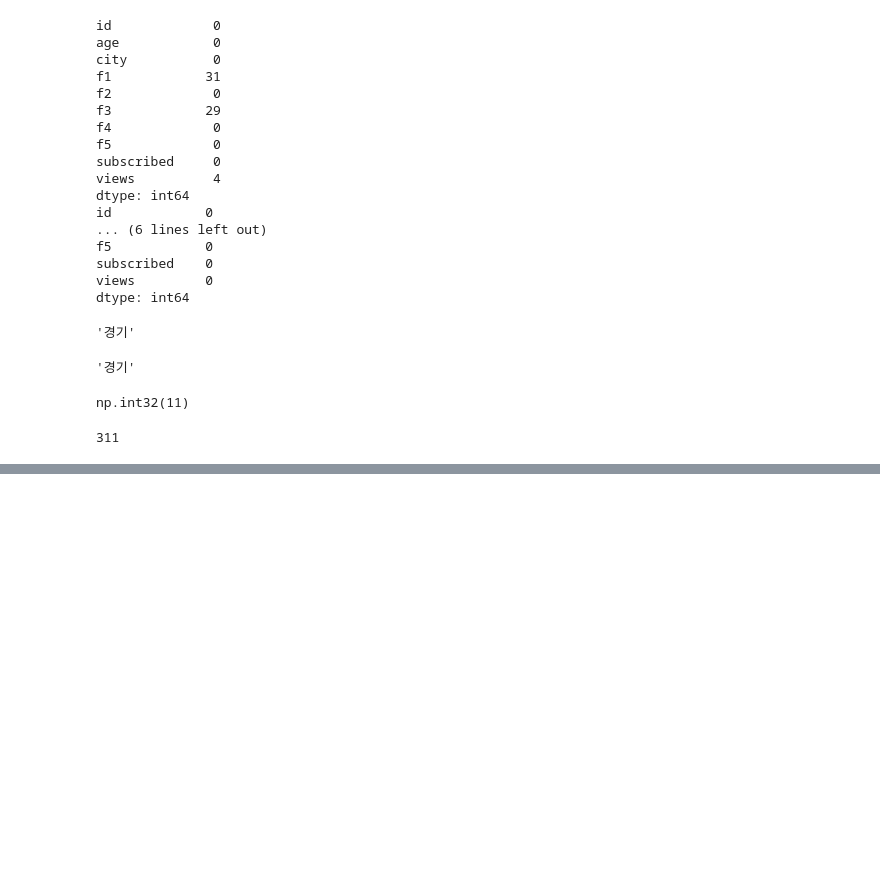
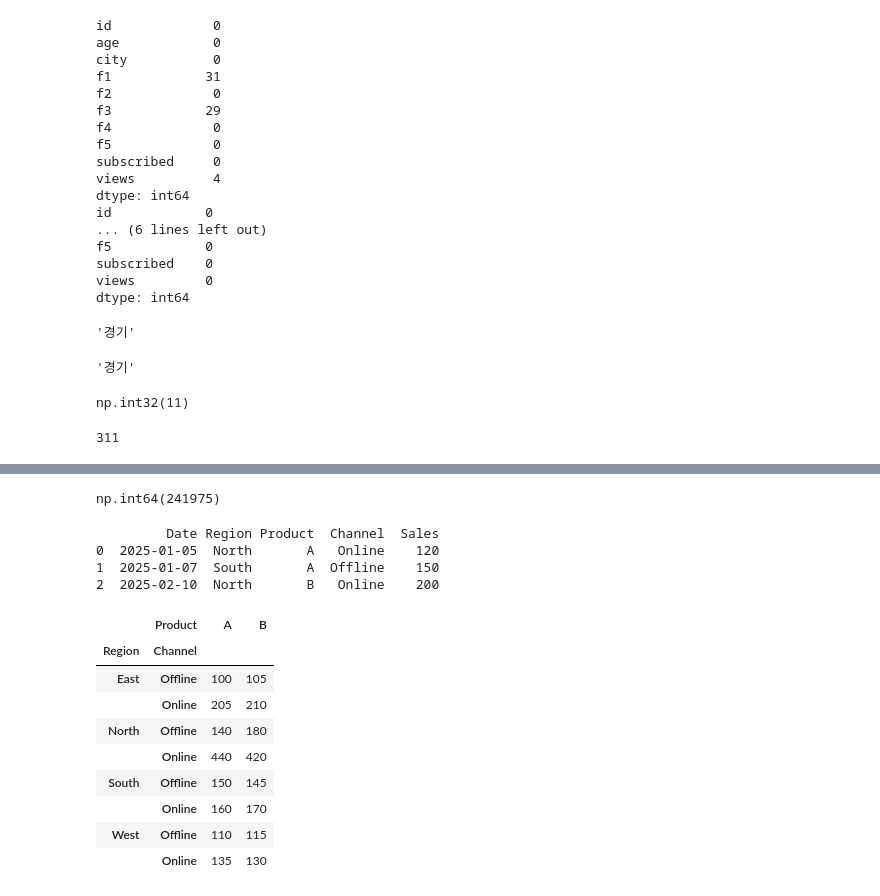
Before and after one commit to himzei/big_ana, a Jupyter notebook: 1_작업형/ch03_연습문제.ipynb, the cells around one changed output, grey strips where cells are left out. Saved outputs shown, nothing was run; the diff lists cells and outputs as text; code cells hidden in the pictures; blank space fills up the shorter version.

```diff
--- a/1_작업형/ch03_연습문제.ipynb
+++ b/1_작업형/ch03_연습문제.ipynb
@@ -631,0 +939,53 @@ len(df)
+# %%
+#37. Unstack
+
+df = pd.read_csv("store_sales.csv")
+
+
+#1.
+df.head(3)
+df["매출액"] = df["판매수량"] * df["단가"]
+df.head(3)
+
+#2.
+df["구분"] = df["요일"].map({
+    "월": "평일",
+    "화": "평일",
+    "수": "평일",
+    "목": "평일",
+    "금": "평일",
+    "토": "주말",
+    "일": "주말",
+})
+
+df = df.groupby(["매장코드", "구분"])["매출액"].sum()
+
+#3.
+df = df.unstack()
+
+df["차이"] = abs(df["주말"] - df["평일"])
+df["차이"].max()
+# %% [output]
+np.int64(241975)
+# %%
+df = pd.read_csv("region_sales.csv")
+
+print(df.head(3))
+
+df = df.groupby(["Region", "Channel", "Product"])["Sales"].sum()
+df.unstack()
+# %% [output]
+         Date Region Product  Channel  Sales
+0  2025-01-05  North       A   Online    120
+1  2025-01-07  South       A  Offline    150
+2  2025-02-10  North       B   Online    200
+|  | Product | A | B |
+| Region | Channel |  |  |
+| East | Offline | 100 | 105 |
+|  | Online | 205 | 210 |
+| North | Offline | 140 | 180 |
+|  | Online | 440 | 420 |
+| South | Offline | 150 | 145 |
+|  | Online | 160 | 170 |
+| West | Offline | 110 | 115 |
+|  | Online | 135 | 130 |
```
Also changed, not shown: parts of 14 cells of this notebook, 42 other files.
